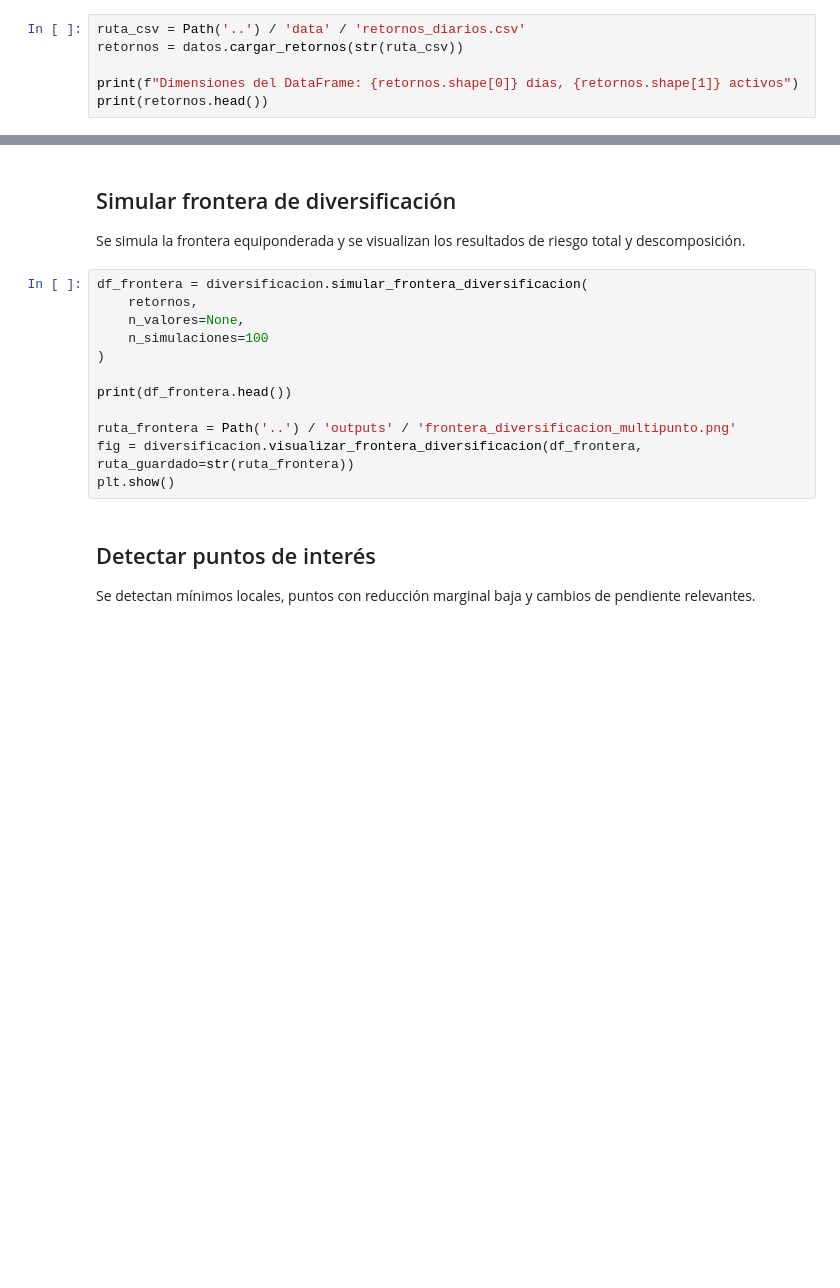
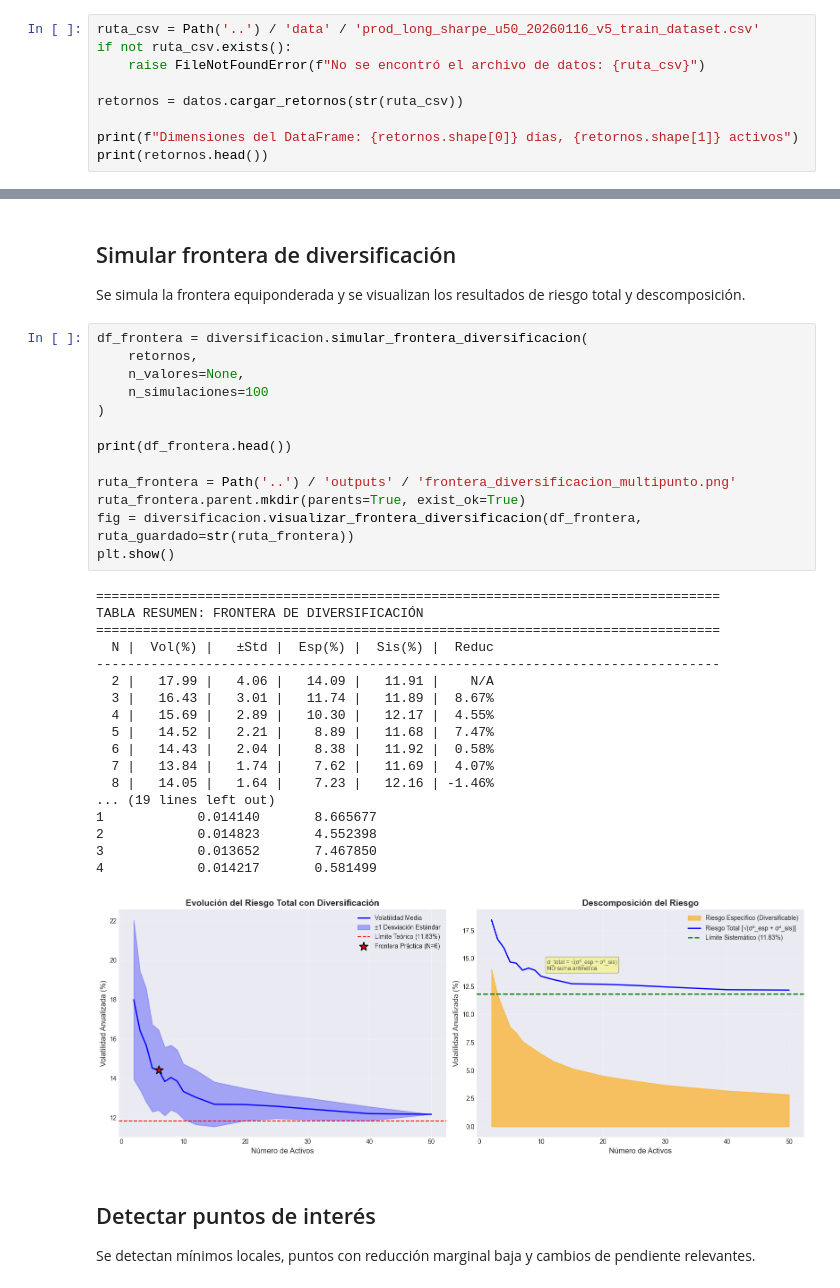
Before and after one commit to Romequinco/TAREA_GESTION_CARTERAS, a Jupyter notebook: notebooks_demostracion/Modulo5_Comparacion_Multipunto.ipynb, the cells around one changed output, grey strips where cells are left out. Saved outputs shown, nothing was run; the diff lists cells and outputs as text; blank space fills up the shorter version.

```diff
--- a/notebooks_demostracion/Modulo5_Comparacion_Multipunto.ipynb
+++ b/notebooks_demostracion/Modulo5_Comparacion_Multipunto.ipynb
@@ -32,7 +34,10 @@ print('Librerías y módulos importados correctamente')
 
 Se cargan los retornos diarios desde el archivo de datos y se valida la dimensión del DataFrame.
 # %%
-ruta_csv = Path('..') / 'data' / 'retornos_diarios.csv'
+ruta_csv = Path('..') / 'data' / 'prod_long_sharpe_u50_20260116_v5_train_dataset.csv'
+if not ruta_csv.exists():
+    raise FileNotFoundError(f"No se encontró el archivo de datos: {ruta_csv}")
+
 retornos = datos.cargar_retornos(str(ruta_csv))
 
 print(f"Dimensiones del DataFrame: {retornos.shape[0]} días, {retornos.shape[1]} activos")
@@ -44,15 +67,35 @@ Se simula la frontera equiponderada y se visualizan los resultados de riesgo tot
 # %%
 df_frontera = diversificacion.simular_frontera_diversificacion(
     retornos,
     n_valores=None,
     n_simulaciones=100
 )
 
 print(df_frontera.head())
 
 ruta_frontera = Path('..') / 'outputs' / 'frontera_diversificacion_multipunto.png'
+ruta_frontera.parent.mkdir(parents=True, exist_ok=True)
 fig = diversificacion.visualizar_frontera_diversificacion(df_frontera, ruta_guardado=str(ruta_frontera))
 plt.show()
+# %% [output]
+================================================================================
+TABLA RESUMEN: FRONTERA DE DIVERSIFICACIÓN
+================================================================================
+  N |  Vol(%) |   ±Std |  Esp(%) |  Sis(%) |  Reduc
+--------------------------------------------------------------------------------
+  2 |   17.99 |   4.06 |   14.09 |   11.91 |    N/A
+  3 |   16.43 |   3.01 |   11.74 |   11.89 |  8.67%
+  4 |   15.69 |   2.89 |   10.30 |   12.17 |  4.55%
+  5 |   14.52 |   2.21 |    8.89 |   11.68 |  7.47%
+  6 |   14.43 |   2.04 |    8.38 |   11.92 |  0.58%
+  7 |   13.84 |   1.74 |    7.62 |   11.69 |  4.07%
+  8 |   14.05 |   1.64 |    7.23 |   12.16 | -1.46%
+... (19 lines left out)
+1            0.014140       8.665677
+2            0.014823       4.552398
+3            0.013652       7.467850
+4            0.014217       0.581499
+[figure, added]
 # %% [markdown]
 ## Detectar puntos de interés
 
```
Also changed, not shown: parts of 11 cells of this notebook, 6 other files.
